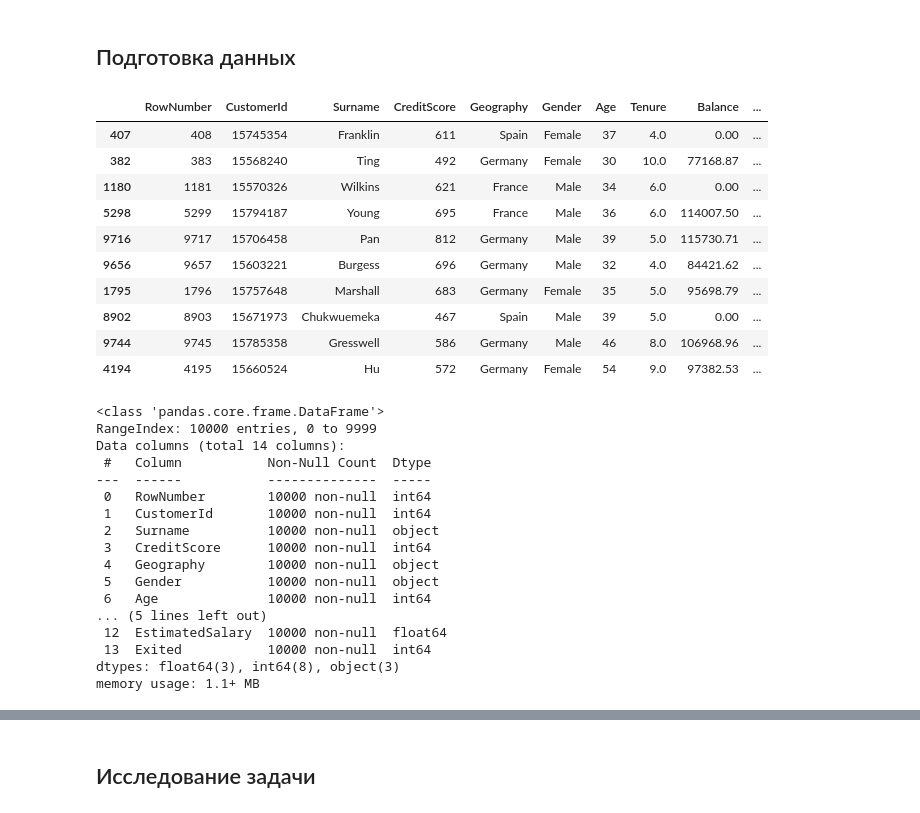
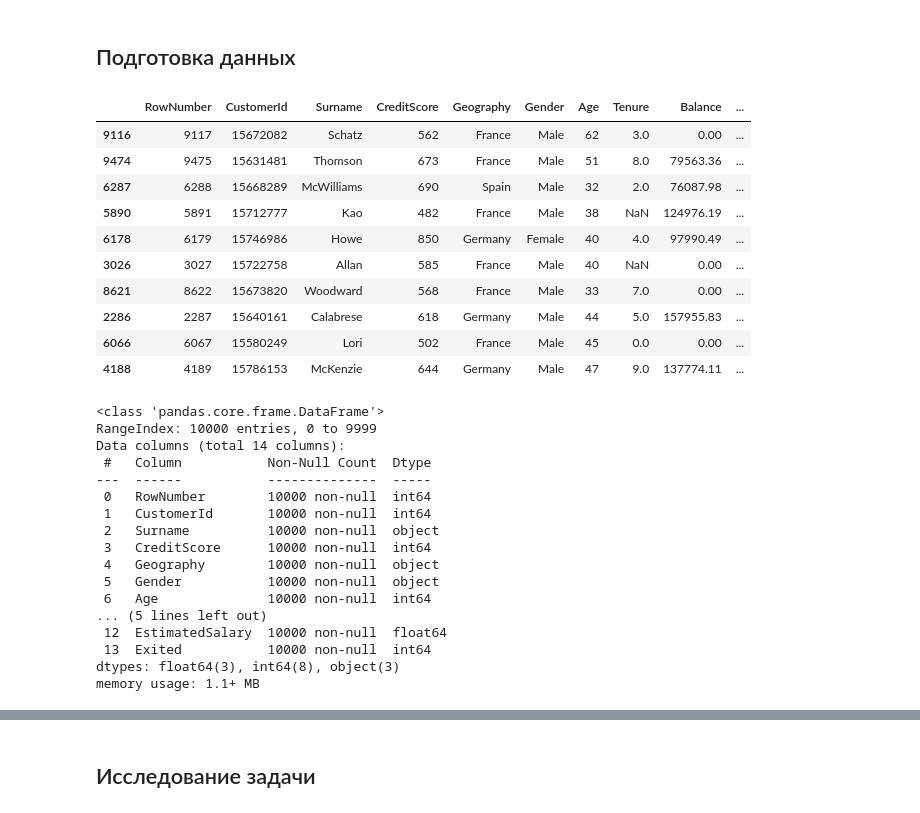
Before and after one commit to mail4me/first-project, a Jupyter notebook: project.ipynb, the cells around one changed output, grey strips where cells are left out. Saved outputs shown, nothing was run; the diff lists cells and outputs as text; code cells hidden in the pictures.

```diff
--- a/project.ipynb
+++ b/project.ipynb
@@ -56,21 +56,21 @@ from sklearn.utils import shuffle
 from sklearn.metrics import roc_auc_score
 # %%
 #выведем на экран данные
-df = pd.read_csv('/datasets/Churn.csv')
+df = pd.read_csv('./Churn.csv')
 display(df.sample(10))
 df.info()
 # %% [output]
 |  | RowNumber | CustomerId | Surname | CreditScore | Geography | Gender | Age | Tenure | Balance | ... |
-| 407 | 408 | 15745354 | Franklin | 611 | Spain | Female | 37 | 4.0 | 0.00 | ... |
-| 382 | 383 | 15568240 | Ting | 492 | Germany | Female | 30 | 10.0 | 77168.87 | ... |
-| 1180 | 1181 | 15570326 | Wilkins | 621 | France | Male | 34 | 6.0 | 0.00 | ... |
-| 5298 | 5299 | 15794187 | Young | 695 | France | Male | 36 | 6.0 | 114007.50 | ... |
-| 9716 | 9717 | 15706458 | Pan | 812 | Germany | Male | 39 | 5.0 | 115730.71 | ... |
-| 9656 | 9657 | 15603221 | Burgess | 696 | Germany | Male | 32 | 4.0 | 84421.62 | ... |
-| 1795 | 1796 | 15757648 | Marshall | 683 | Germany | Female | 35 | 5.0 | 95698.79 | ... |
-| 8902 | 8903 | 15671973 | Chukwuemeka | 467 | Spain | Male | 39 | 5.0 | 0.00 | ... |
-| 9744 | 9745 | 15785358 | Gresswell | 586 | Germany | Male | 46 | 8.0 | 106968.96 | ... |
-| 4194 | 4195 | 15660524 | Hu | 572 | Germany | Female | 54 | 9.0 | 97382.53 | ... |
+| 9116 | 9117 | 15672082 | Schatz | 562 | France | Male | 62 | 3.0 | 0.00 | ... |
+| 9474 | 9475 | 15631481 | Thomson | 673 | France | Male | 51 | 8.0 | 79563.36 | ... |
+| 6287 | 6288 | 15668289 | McWilliams | 690 | Spain | Male | 32 | 2.0 | 76087.98 | ... |
+| 5890 | 5891 | 15712777 | Kao | 482 | France | Male | 38 | NaN | 124976.19 | ... |
+| 6178 | 6179 | 15746986 | Howe | 850 | Germany | Female | 40 | 4.0 | 97990.49 | ... |
+| 3026 | 3027 | 15722758 | Allan | 585 | France | Male | 40 | NaN | 0.00 | ... |
+| 8621 | 8622 | 15673820 | Woodward | 568 | France | Male | 33 | 7.0 | 0.00 | ... |
+| 2286 | 2287 | 15640161 | Calabrese | 618 | Germany | Male | 44 | 5.0 | 157955.83 | ... |
+| 6066 | 6067 | 15580249 | Lori | 502 | France | Male | 45 | 0.0 | 0.00 | ... |
+| 4188 | 4189 | 15786153 | McKenzie | 644 | Germany | Male | 47 | 9.0 | 137774.11 | ... |
 <class 'pandas.core.frame.DataFrame'>
 RangeIndex: 10000 entries, 0 to 9999
 Data columns (total 14 columns):
```
Also changed, not shown: parts of 15 cells of this notebook.
